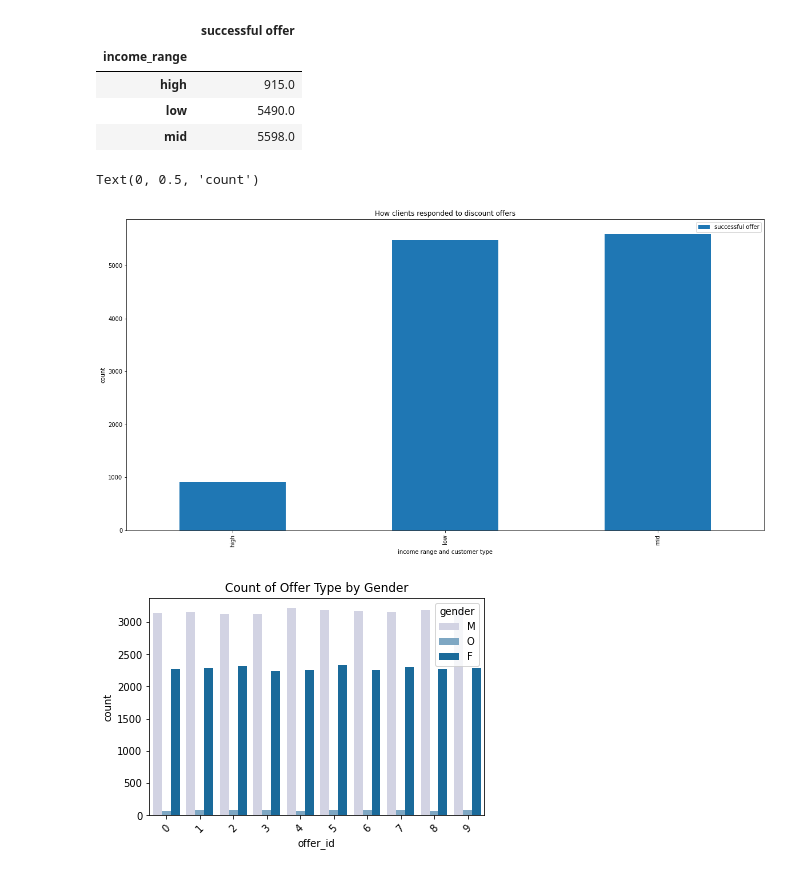
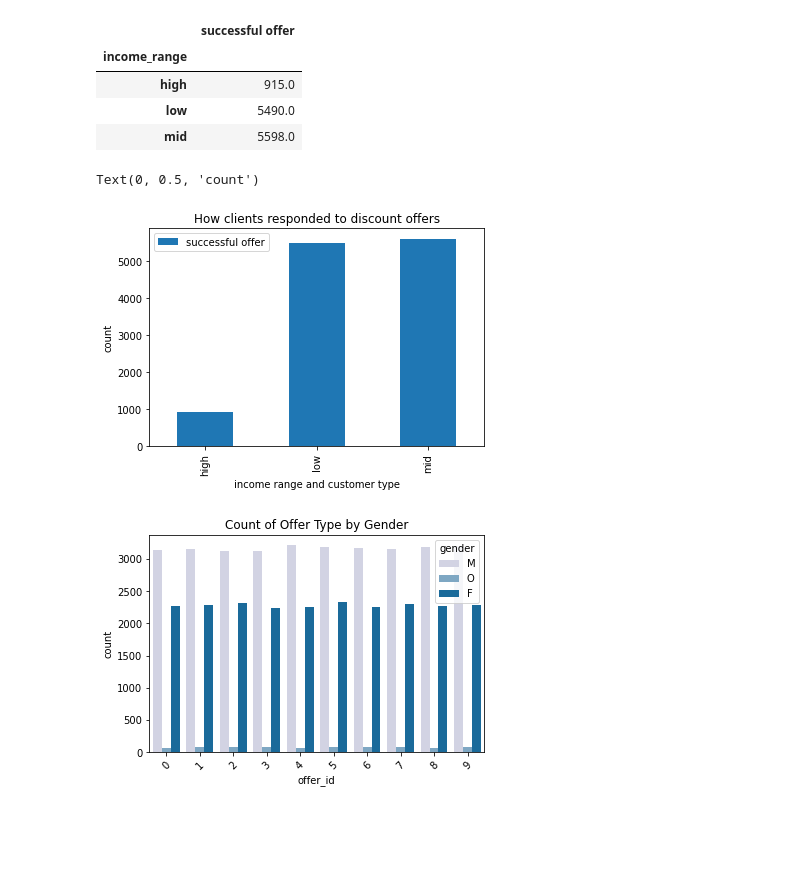
Before and after one commit to formasys/starbucks_capstone_project, a Jupyter notebook: capstone_project_DALLI.ipynb, the cells around one changed output. Saved outputs shown, nothing was run; the diff lists cells and outputs as text; code cells hidden in the pictures; blank space fills up the shorter version.

```diff
--- a/capstone_project_DALLI.ipynb
+++ b/capstone_project_DALLI.ipynb
@@ -814,13 +814,13 @@ df2
 | low | 5490.0 |
 | mid | 5598.0 |
 # %%
-df2.plot(kind='bar',figsize=(20,10))
+df2.plot(kind='bar')
 plt.title("How clients responded to discount offers")
 plt.xlabel("income range and customer type")
 plt.ylabel("count")
 # %% [output]
 Text(0, 0.5, 'count')
-[figure, old version]
+[figure, new version]
 # %%
 sns.countplot(x='offer_id',hue='gender',data=df_master,palette='PuBu');
 plt.title('Count of Offer Type by Gender')
```
Also changed, not shown: parts of 14 cells of this notebook.
